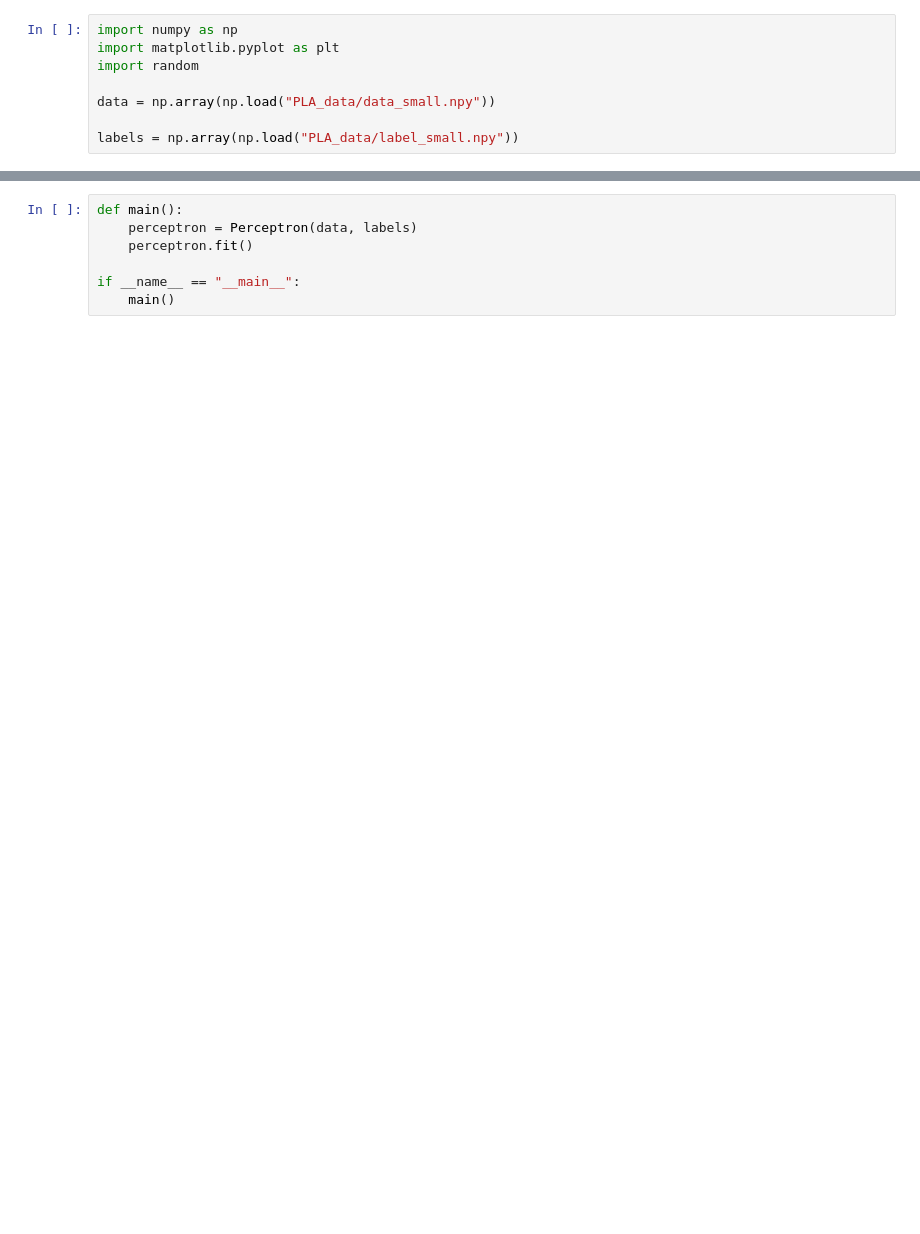
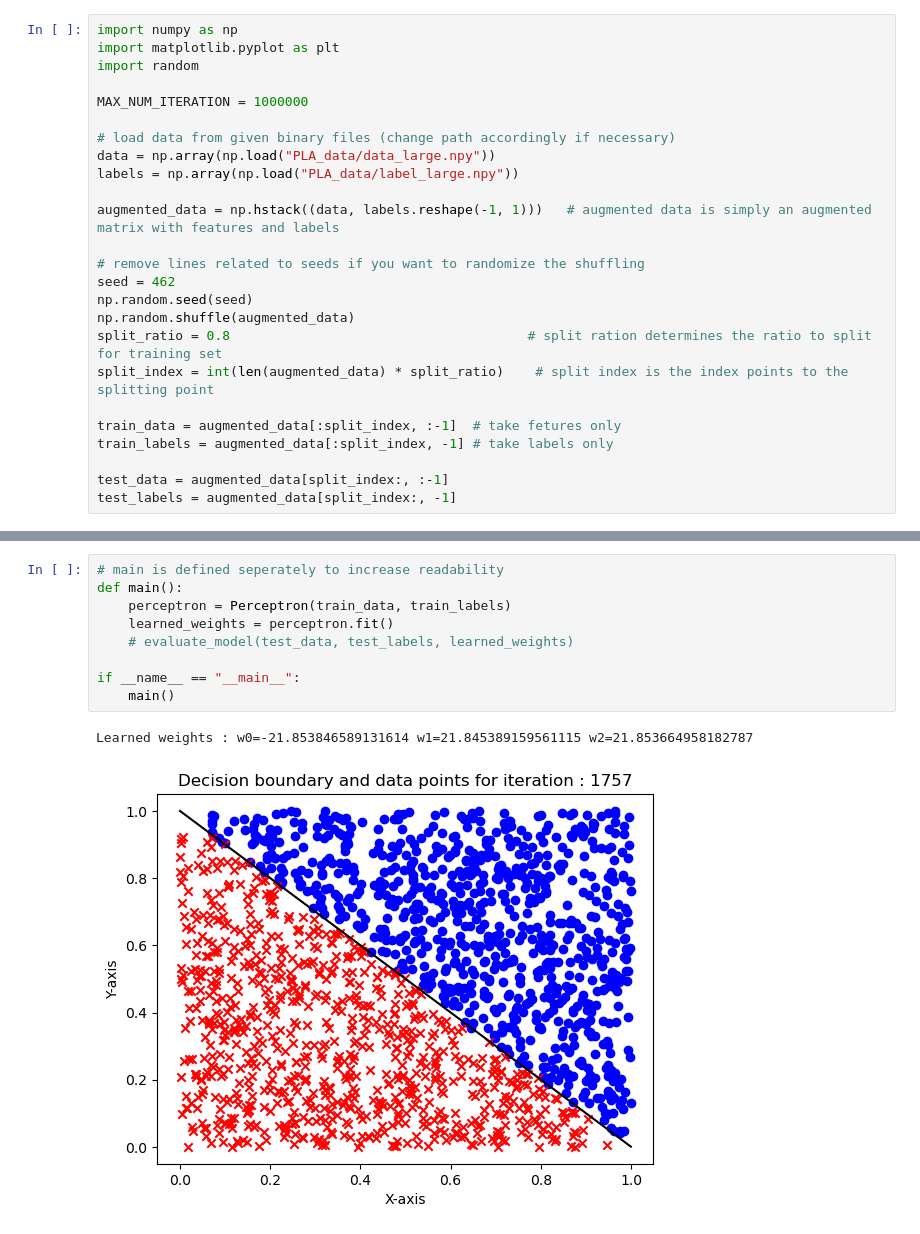
Before and after one commit to melihgezerr/machine-learning, a Jupyter notebook: Assignment1/pla.ipynb, the cells around one changed output, grey strips where cells are left out. Saved outputs shown, nothing was run; the diff lists cells and outputs as text; blank space fills up the shorter version.

```diff
--- a/Assignment1/pla.ipynb
+++ b/Assignment1/pla.ipynb
@@ -3,7 +3,24 @@ import numpy as np
 import matplotlib.pyplot as plt
 import random
 
-data = np.array(np.load("PLA_data/data_small.npy"))
+MAX_NUM_ITERATION = 1000000
 
-labels = np.array(np.load("PLA_data/label_small.npy"))
+# load data from given binary files (change path accordingly if necessary)
+data = np.array(np.load("PLA_data/data_large.npy"))
+labels = np.array(np.load("PLA_data/label_large.npy"))
+
+augmented_data = np.hstack((data, labels.reshape(-1, 1)))   # augmented data is simply an augmented matrix with features and labels
+
+# remove lines related to seeds if you want to randomize the shuffling
+seed = 462
+np.random.seed(seed)
+np.random.shuffle(augmented_data)
+split_ratio = 0.8                                      # split ration determines the ratio to split for training set
+split_index = int(len(augmented_data) * split_ratio)    # split index is the index points to the splitting point
+
+train_data = augmented_data[:split_index, :-1]  # take fetures only
+train_labels = augmented_data[:split_index, -1] # take labels only
+
+test_data = augmented_data[split_index:, :-1]
+test_labels = augmented_data[split_index:, -1]
 # %%
@@ -66,7 +102,12 @@ class Perceptron():
 # %%
+# main is defined seperately to increase readability
 def main():
-    perceptron = Perceptron(data, labels)
-    perceptron.fit()
+    perceptron = Perceptron(train_data, train_labels)
+    learned_weights = perceptron.fit()
+    # evaluate_model(test_data, test_labels, learned_weights)
 
 if __name__ == "__main__":
     main()
+# %% [output]
+Learned weights : w0=-21.853846589131614 w1=21.845389159561115 w2=21.853664958182787
+[figure, added]
```
Also changed, not shown: parts of 2 cells of this notebook, 4 other files.
